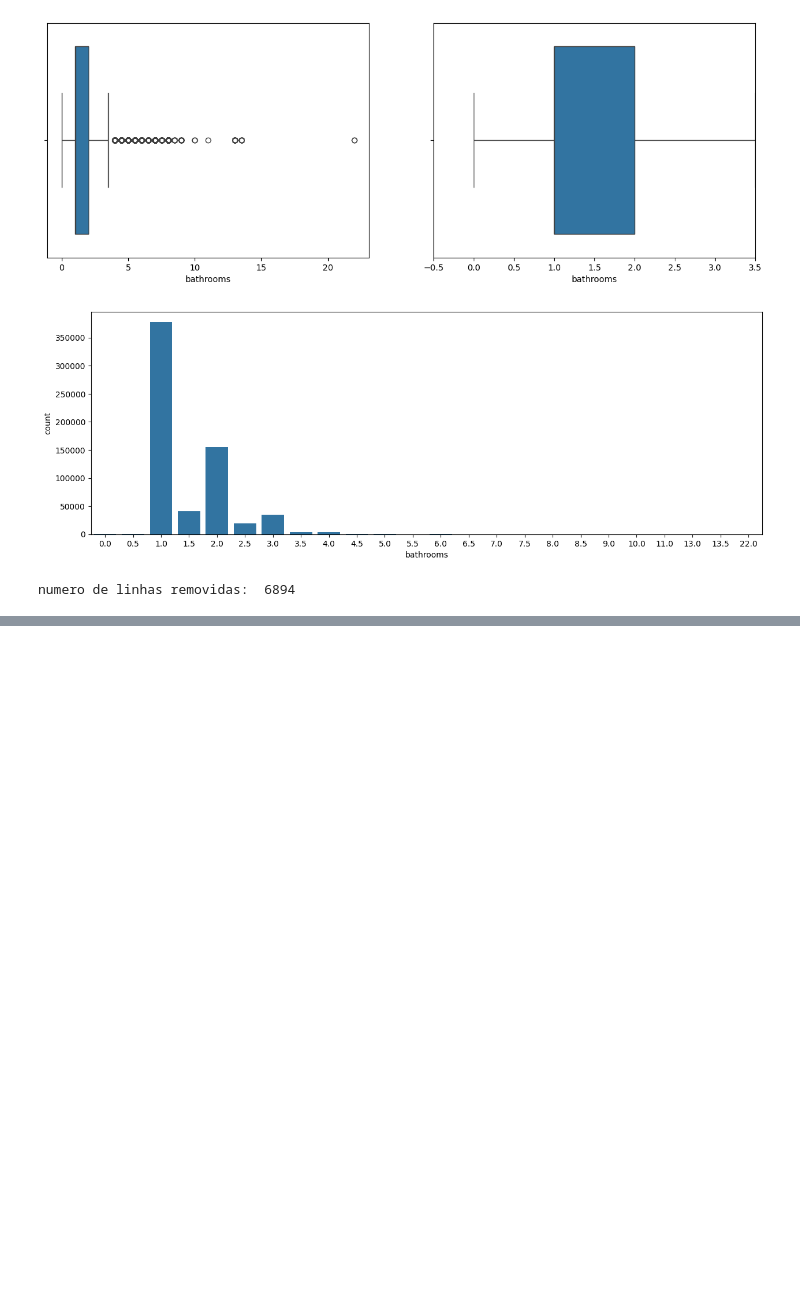
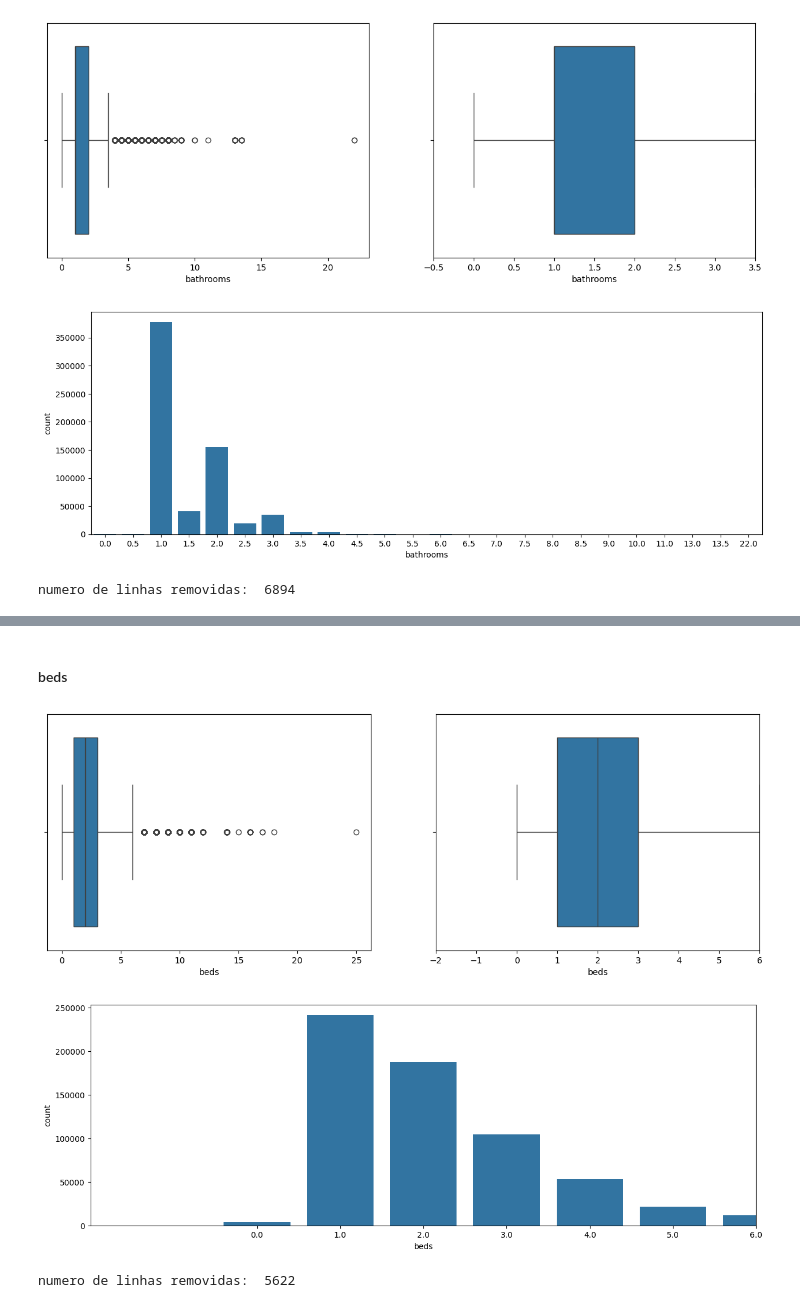
Before and after one commit to ghrisss/Wily, a Jupyter notebook: main.ipynb, the cells around one changed output, grey strips where cells are left out. Cells and saved outputs as stored; diff of their text form; code cells hidden in the pictures; blank space fills up the shorter version.

```diff
--- a/main.ipynb
+++ b/main.ipynb
@@ -339,0 +353,13 @@ numero de linhas removidas:  6894
+# %% [markdown]
+#### beds
+# %%
+boxplot_builder(base_airbnb["beds"])
+barplot_builder(base_airbnb["beds"])
+# %% [output]
+[figure, added]
+[figure, added]
+# %%
+base_airbnb, removed_lines = remove_outliers(base_airbnb, "beds")
+print("numero de linhas removidas: ", removed_lines)
+# %% [output]
+numero de linhas removidas:  5622
```
Also changed, not shown: parts of 19 cells of this notebook.
